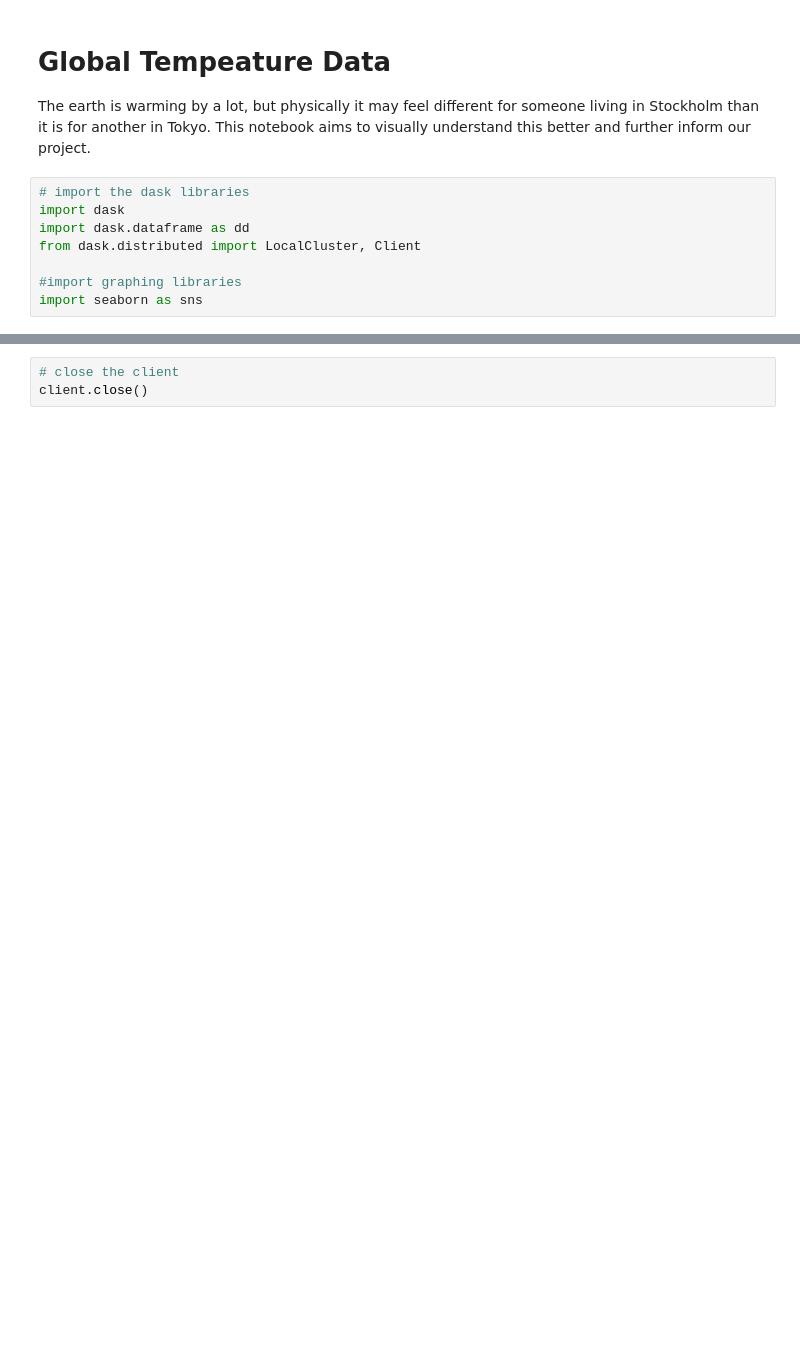
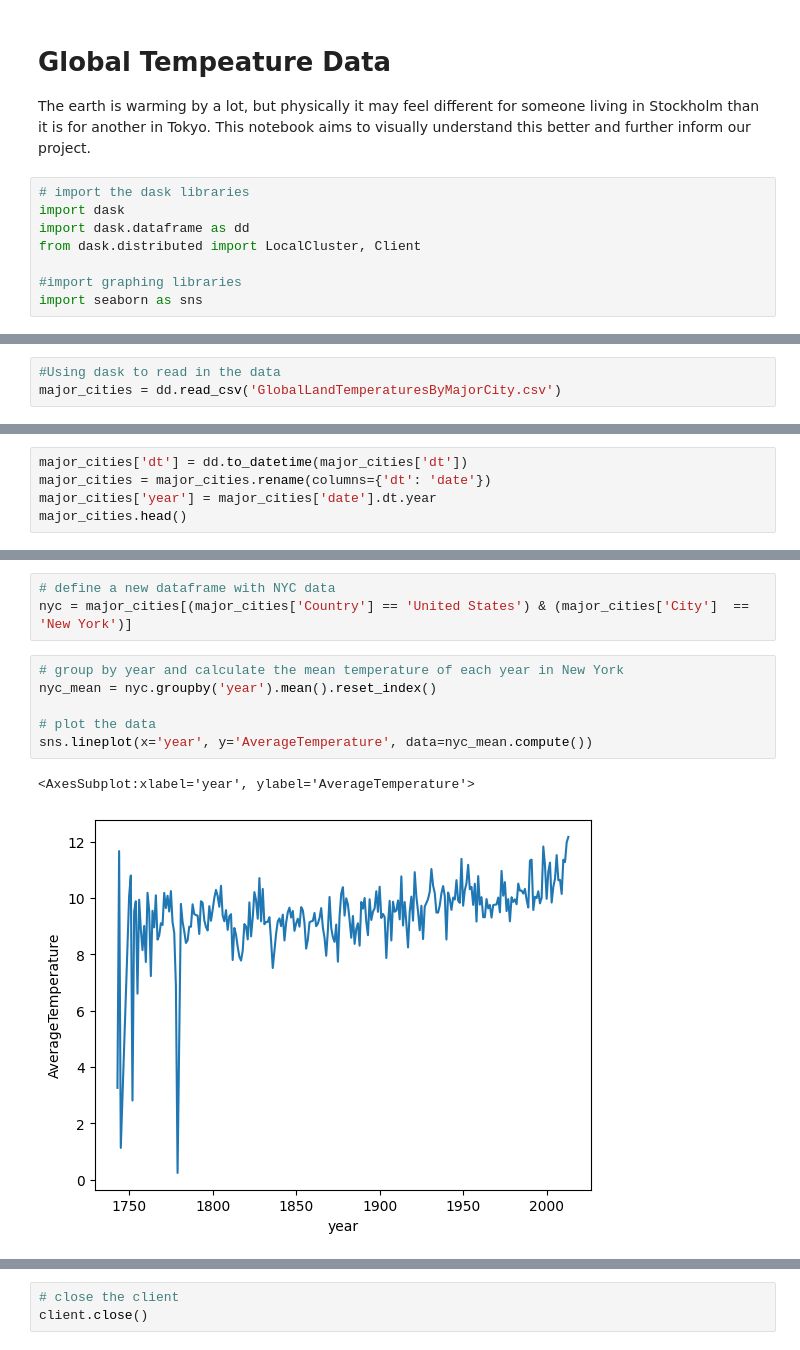
Before and after one commit to nogibjj/global-temperature, a Jupyter notebook: eda.ipynb, the cells around one changed output, grey strips where cells are left out. Cells and saved outputs as stored; diff of their text form; blank space fills up the shorter version.

```diff
--- a/eda.ipynb
+++ b/eda.ipynb
@@ -23,0 +13,3 @@ major_cities.head()
+# %%
+#Using dask to read in the data
+major_cities = dd.read_csv('GlobalLandTemperaturesByMajorCity.csv')
@@ -28,0 +44,5 @@ client()
+# %%
+major_cities['dt'] = dd.to_datetime(major_cities['dt'])
+major_cities = major_cities.rename(columns={'dt': 'date'})
+major_cities['year'] = major_cities['date'].dt.year
+major_cities.head()
@@ -28,0 +74,12 @@ client()
+# %%
+# define a new dataframe with NYC data
+nyc = major_cities[(major_cities['Country'] == 'United States') & (major_cities['City']  == 'New York')]
+# %%
+# group by year and calculate the mean temperature of each year in New York
+nyc_mean = nyc.groupby('year').mean().reset_index()
+
+# plot the data
+sns.lineplot(x='year', y='AverageTemperature', data=nyc_mean.compute())
+# %% [output]
+<AxesSubplot:xlabel='year', ylabel='AverageTemperature'>
+[figure, added]
```
Also changed, not shown: parts of 8 cells of this notebook, 5 other files.
